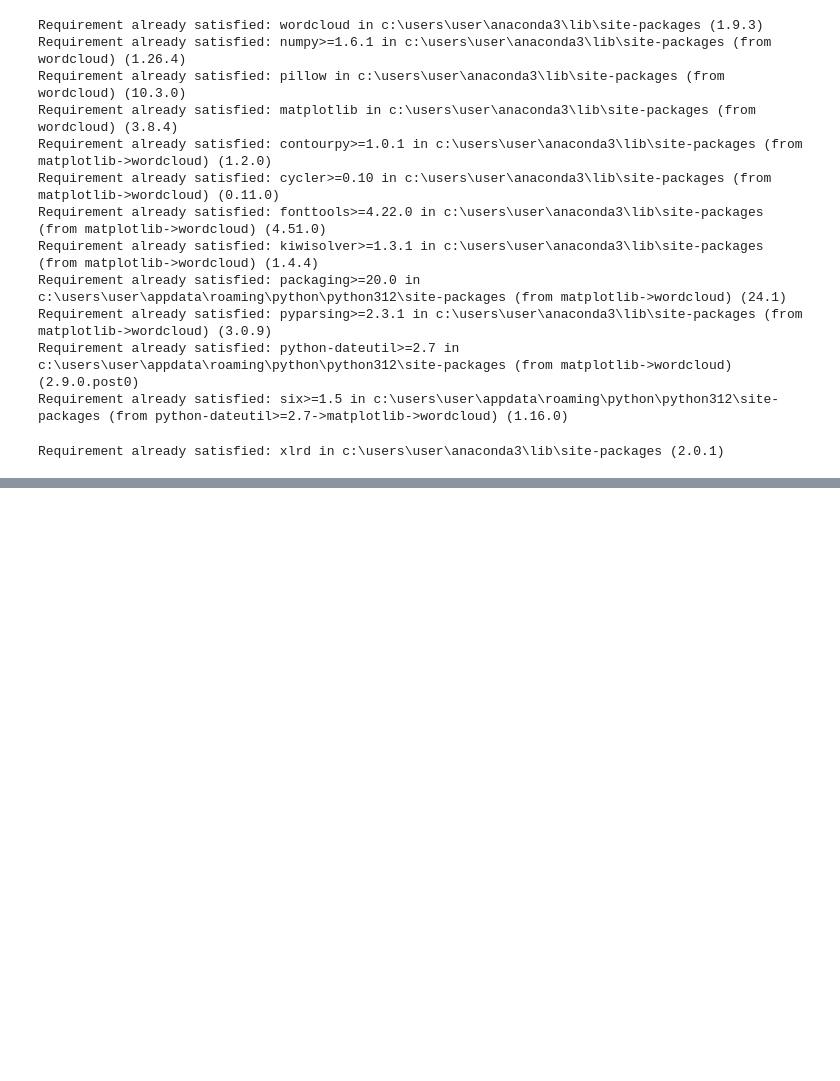
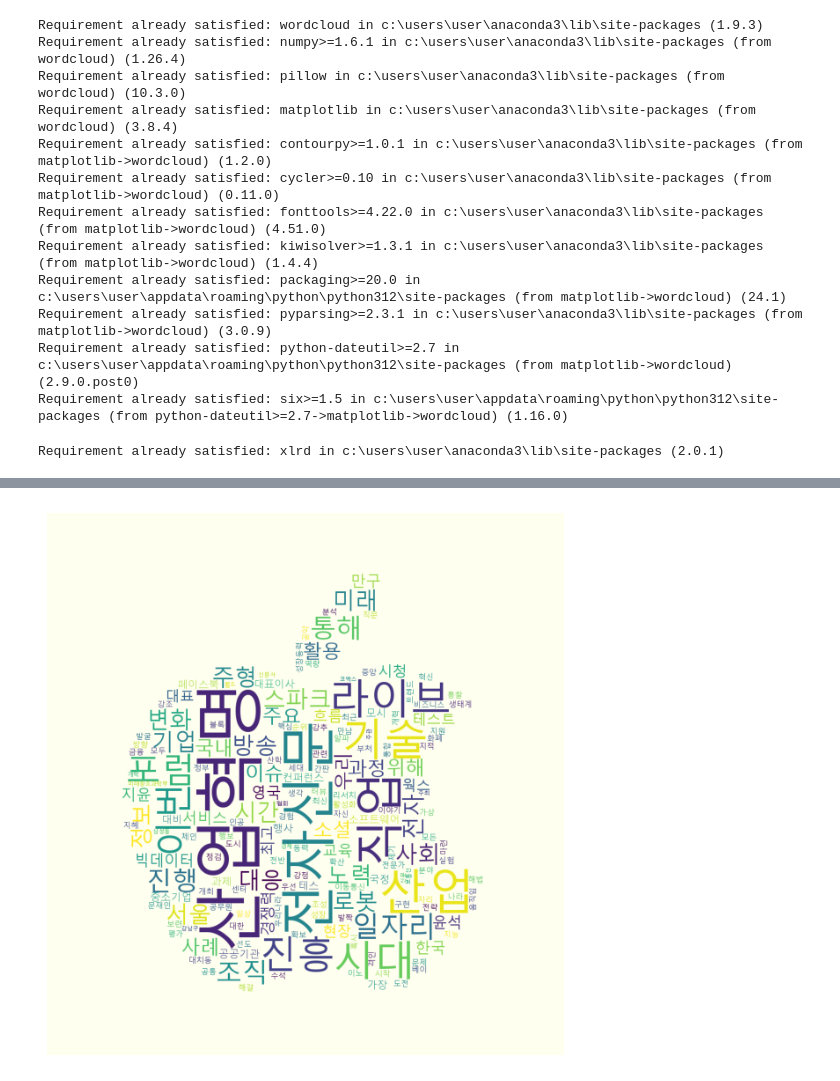
Before and after one commit to donghajang213/DataAnalyst, a Jupyter notebook: 영어단어분석.ipynb, the cells around one changed output, grey strips where cells are left out. Cells and saved outputs as stored; diff of their text form; code cells hidden in the pictures; blank space fills up the shorter version.

```diff
--- a/영어단어분석.ipynb
+++ b/영어단어분석.ipynb
@@ -254,0 +252,13 @@ plt.show()
+# %%
+import numpy as np
+from PIL import Image
+masking_image = np.array(Image.open("apple.jpg"))
+
+wc = WordCloud(font_path, background_color = 'ivory', width = 800, height = 600, mask = masking_image)
+cloud = wc.generate_from_frequencies(word_count)
+plt.figure(figsize = (8, 8))
+plt.imshow(cloud)
+plt.axis('off')
+plt.show()
+# %% [output]
+[figure, added]
```
Also changed, not shown: parts of 27 cells of this notebook, 1 other file.
